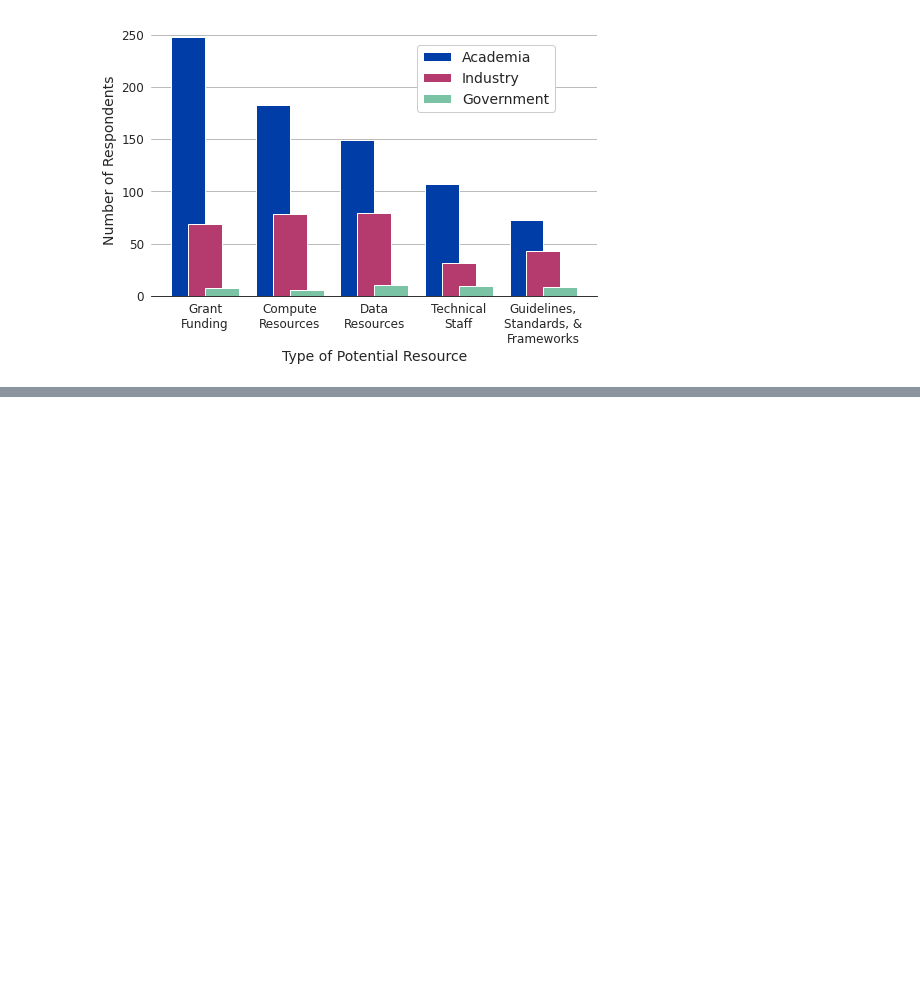
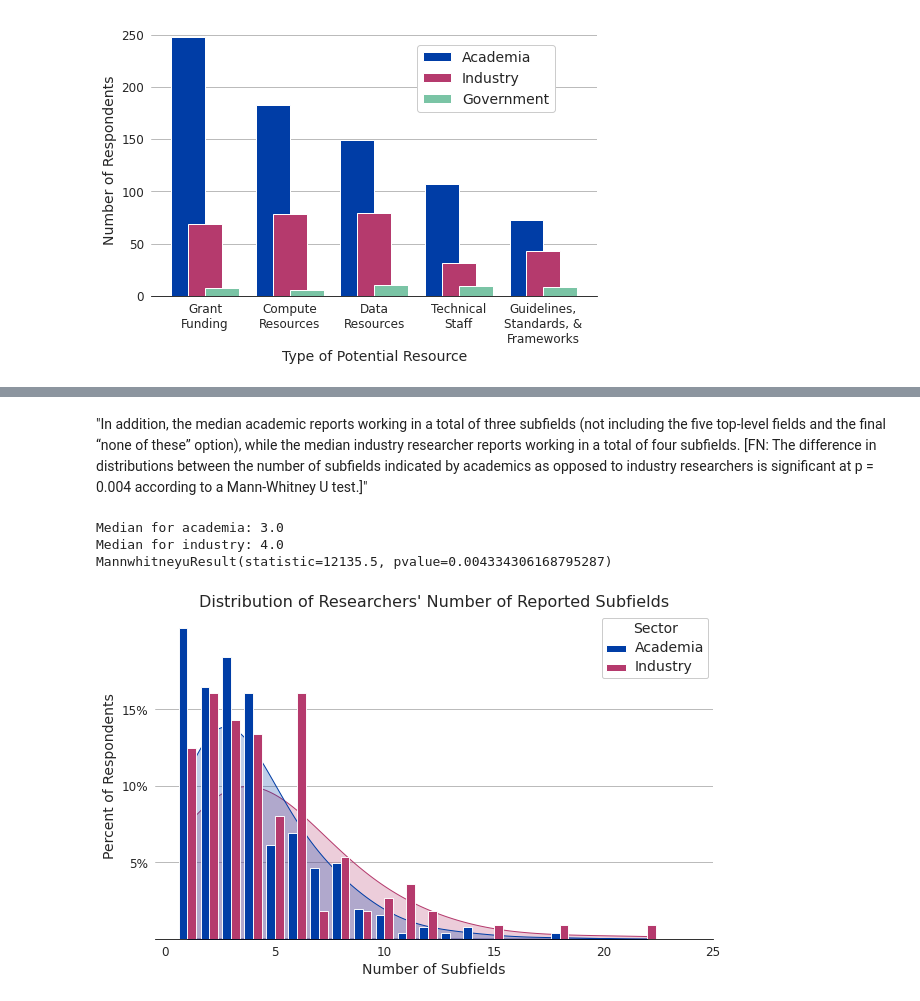
Before and after one commit to georgetown-cset/Compute_Survey_2022, a Jupyter notebook: scripts/codebook.ipynb, the cells around one changed output, grey strips where cells are left out. Cells and saved outputs as stored; diff of their text form; code cells hidden in the pictures; blank space fills up the shorter version.

```diff
--- a/scripts/codebook.ipynb
+++ b/scripts/codebook.ipynb
@@ -1429,0 +1488,54 @@ Government         10             6           9            7               8
+# %% [markdown]
+"In addition, the median academic reports working in a total of three subfields (not including the five top-level fields and the final “none of these” option), while the median industry researcher reports working in a total of four subfields. [FN: The difference in distributions between the number of subfields indicated by academics as opposed to industry researchers is significant at p = 0.004 according to a Mann-Whitney U test.]"
+# %%
+def plot_field_density(df, start_idx, end_idx):
+    # Take the sum column-wise across all subfields to calculate the number of subfields selected by each academia
+    acad = np.array(df.loc[df.Sector == 'Academia', df.columns[start_idx:end_idx]].fillna(0.).sum(axis = 1))
+    # Drop results from academics who selected 0 subfields and print the median
+    acad = acad[np.nonzero(acad)]
+    print('Median for academia:', np.median(acad))
+
+    # Take the sum column-wise across all subfields to calculate the number of subfields selected by each industry researcher
+    ind = np.array(df.loc[df.Sector == 'Industry', df.columns[start_idx:end_idx]].fillna(0.).sum(axis = 1))
+    # Drop results from industry researchers who selected 0 subfields and print the median
+    ind = ind[np.nonzero(ind)]
+    print('Median for industry:', np.median(ind))
+
+    # Check whether these distributions are different using a Mann-Whitney U test
+    print(mannwhitneyu(acad, ind))
+
+    # Create a dataframe of the data that can be passed to sns.kdeplot and sns.histplot
+    data = pd.DataFrame({'count': np.concatenate((acad, ind)), 'Sector': ['Academia'] * len(acad) + ['Industry'] * len(ind)})
+
+    # Create a figure, add kde plots and hist plots, and return the resulting objects
+    fig, ax = plt.subplots(figsize=(10,6))
+    gfg = sns.kdeplot(data = data, x = 'count', hue = 'Sector', bw_adjust = 2, fill = True,
+               common_norm = False, clip = [1, np.max(data['count'])], palette = colors[:2], zorder = 1)
+    gfg = sns.histplot(data, x = 'count', hue = 'Sector', discrete = True, stat = 'probability', common_norm = False,
+                 palette = colors[:2], multiple = 'dodge', shrink = 0.8, alpha = 1., zorder = 2)
+    return ax, gfg
+
+
+# Create the image: we care about items from column 76 (first low-level subfield) to 126 (this excludes the "none of these" final response)
+ax, gfg = plot_field_density(df, 76, 126)
+
+# Apply a bunch of formatting
+ax.set_yticks([0.05, 0.1, 0.15])
+ax.set_yticklabels(['5%', '10%', '15%'], fontname='DejaVu Sans', fontsize=12)
+ax.set_ylabel('Percent of Respondents', fontname='DejaVu Sans', fontsize=14)
+ax.set_xticks([0, 5, 10, 15, 20, 25])
+ax.set_xticklabels(['0', '5', '10', '15', '20', '25'], fontsize=12, fontname='DejaVu Sans')
+ax.set_xlabel('Number of Subfields', fontname='DejaVu Sans', fontsize=14)
+ax.set_title('Distribution of Researchers\' Number of Reported Subfields', fontsize=16, fontname='DejaVu Sans')
+plt.setp(gfg.get_legend().get_texts(), fontsize='14', fontname='DejaVu Sans')
+plt.setp(gfg.get_legend().get_title(), fontsize='14', fontname='DejaVu Sans')
+
+plt.savefig('../results/figures/FigC1.jpg', dpi=300, bbox_inches='tight')
+
+plt.show()
+plt.close()
+# %% [output]
+Median for academia: 3.0
+Median for industry: 4.0
+MannwhitneyuResult(statistic=12135.5, pvalue=0.004334306168795287)
+[figure, added]
```
Also changed, not shown: parts of 4 cells of this notebook, 2 other files.
